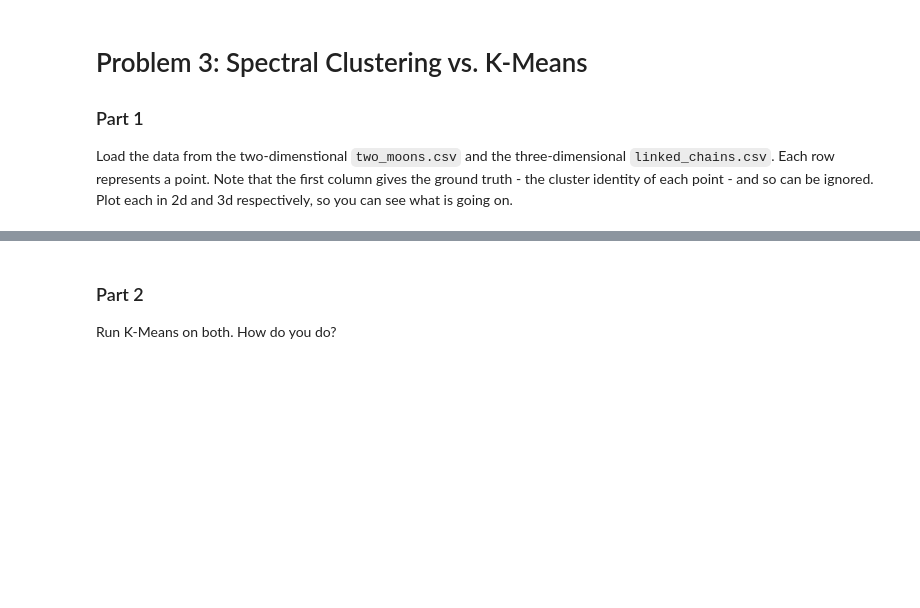
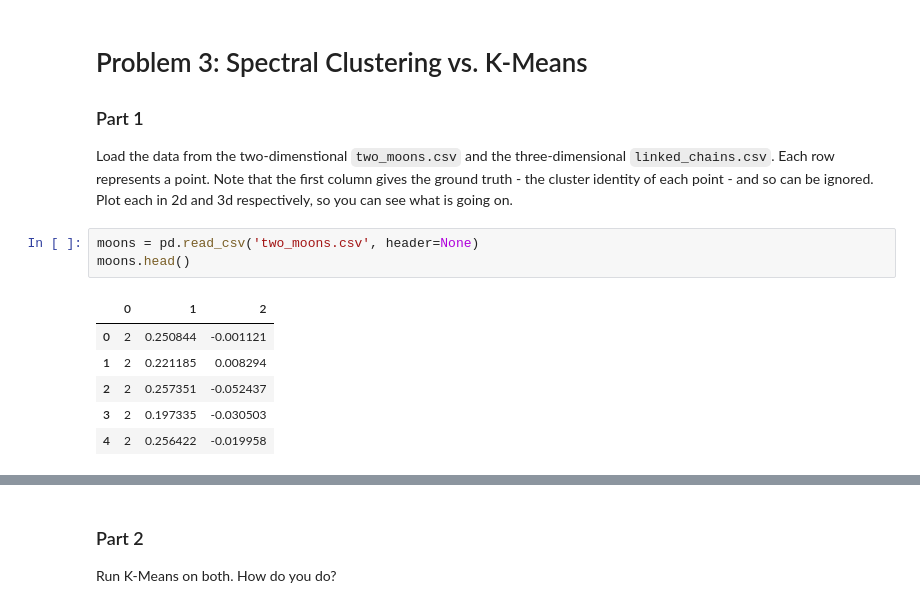
Before and after one commit to RohanNagar/datasciencelab-utaustin, a Jupyter notebook: lab6/lab6.ipynb, the cells around one changed output, grey strips where cells are left out. Drawn from its saved outputs; the diff is of its cells as text; blank space fills up the shorter version.

```diff
--- a/lab6/lab6.ipynb
+++ b/lab6/lab6.ipynb
@@ -74,3 +87,13 @@ Experiement with the 3 methods of creating similarity functions described in sec
 ### Part 1
 
 Load the data from the two-dimenstional `two_moons.csv` and the three-dimensional `linked_chains.csv`. Each row represents a point. Note that the first column gives the ground truth - the cluster identity of each point - and so can be ignored. Plot each in 2d and 3d respectively, so you can see what is going on.
+# %%
+moons = pd.read_csv('two_moons.csv', header=None)
+moons.head()
+# %% [output]
+|  | 0 | 1 | 2 |
+| 0 | 2 | 0.250844 | -0.001121 |
+| 1 | 2 | 0.221185 | 0.008294 |
+| 2 | 2 | 0.257351 | -0.052437 |
+| 3 | 2 | 0.197335 | -0.030503 |
+| 4 | 2 | 0.256422 | -0.019958 |
```
Also changed, not shown: parts of 5 cells of this notebook.
